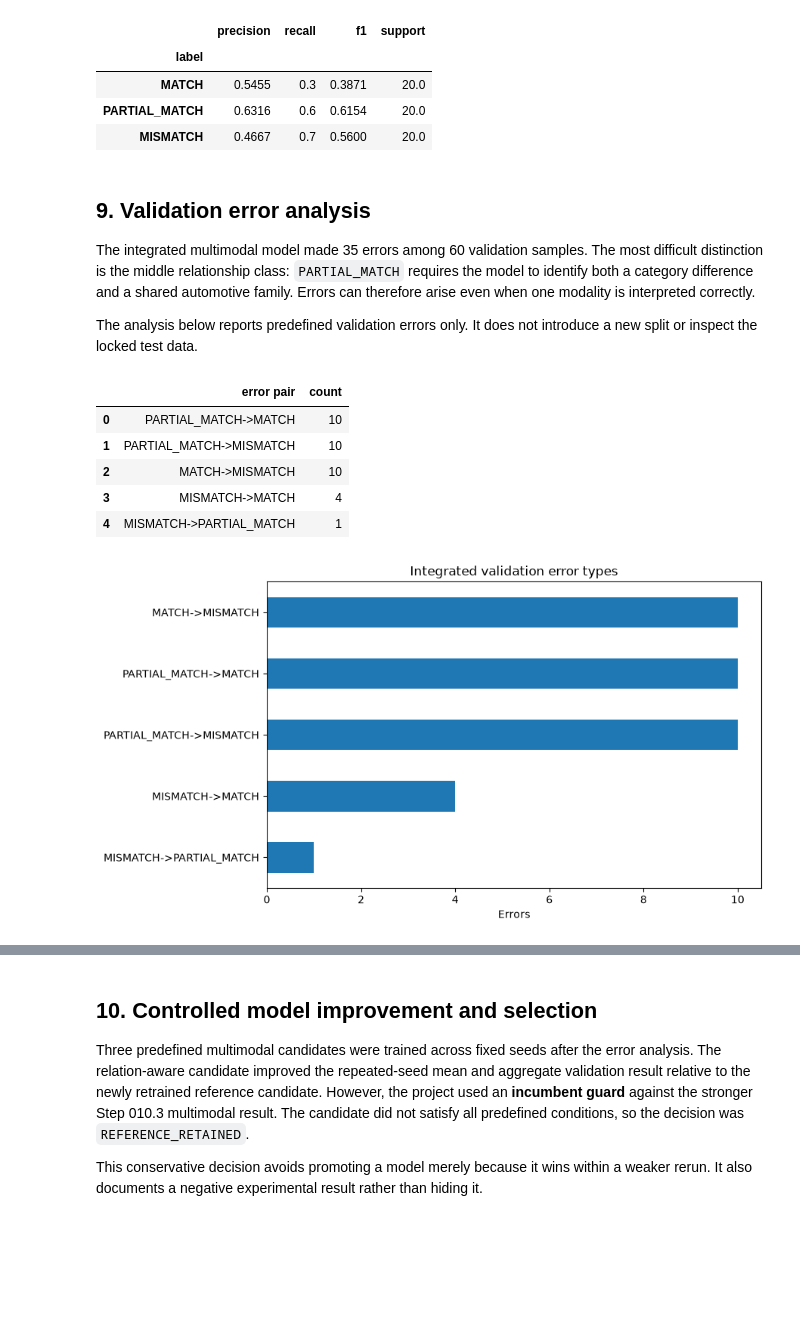
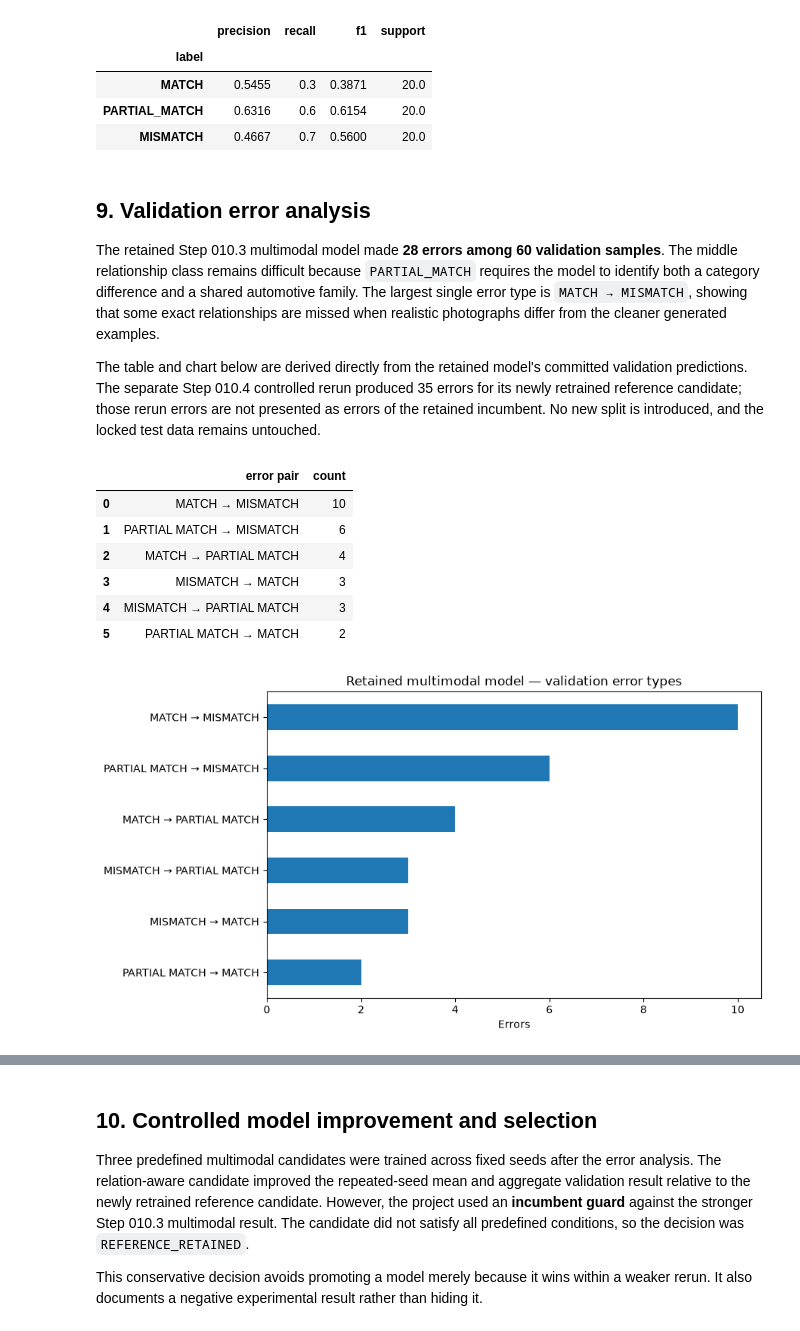
Before and after one commit to SATananov/automotive-part-image-text-matching, a Jupyter notebook: notebooks/02_final_exam_project.ipynb, the cells around one changed output, grey strips where cells are left out. Cells and saved outputs as stored; diff of their text form; code cells hidden in the pictures; blank space fills up the shorter version.

```diff
--- a/notebooks/02_final_exam_project.ipynb
+++ b/notebooks/02_final_exam_project.ipynb
@@ -299,32 +327,44 @@ display(per_class[["precision", "recall", "f1", "support"]].round(4))
 # %% [markdown]
 ## 9. Validation error analysis
 
-The integrated multimodal model made 35 errors among 60 validation samples. The most difficult distinction is the middle relationship class: `PARTIAL_MATCH` requires the model to identify both a category difference and a shared automotive family. Errors can therefore arise even when one modality is interpreted correctly.
+The retained Step 010.3 multimodal model made **28 errors among 60 validation samples**. The middle relationship class remains difficult because `PARTIAL_MATCH` requires the model to identify both a category difference and a shared automotive family. The largest single error type is `MATCH → MISMATCH`, showing that some exact relationships are missed when realistic photographs differ from the cleaner generated examples.
 
-The analysis below reports predefined validation errors only. It does not introduce a new split or inspect the locked test data.
+The table and chart below are derived directly from the retained model's committed validation predictions. The separate Step 010.4 controlled rerun produced 35 errors for its newly retrained reference candidate; those rerun errors are not presented as errors of the retained incumbent. No new split is introduced, and the locked test data remains untouched.
 # %%
-errors = pd.read_csv(ERROR_ANALYSIS_CSV)
-error_pairs = errors["error_pair"].value_counts().rename_axis("error pair").reset_index(name="count")
+predictions = pd.read_csv(PREDICTIONS_CSV)
+retained_errors = predictions.loc[~predictions["is_correct"]].copy()
+retained_errors["error pair"] = (
+    retained_errors["true_label"].str.replace("_", " ")
+    + " → "
+    + retained_errors["predicted_label"].str.replace("_", " ")
+)
+error_pairs = (
+    retained_errors["error pair"]
+    .value_counts()
+    .rename_axis("error pair")
+    .reset_index(name="count")
+)
 display(error_pairs)
 
 ax = error_pairs.sort_values("count").plot(
     x="error pair",
     y="count",
     kind="barh",
     legend=False,
     figsize=(9, 5),
 )
-ax.set_title("Integrated validation error types")
+ax.set_title("Retained multimodal model — validation error types")
 ax.set_xlabel("Errors")
 ax.set_ylabel("")
 plt.tight_layout()
 plt.show()
 # %% [output]
 |  | error pair | count |
-| 0 | PARTIAL_MATCH->MATCH | 10 |
-| 1 | PARTIAL_MATCH->MISMATCH | 10 |
-| 2 | MATCH->MISMATCH | 10 |
-| 3 | MISMATCH->MATCH | 4 |
-| 4 | MISMATCH->PARTIAL_MATCH | 1 |
+| 0 | MATCH → MISMATCH | 10 |
+| 1 | PARTIAL MATCH → MISMATCH | 6 |
+| 2 | MATCH → PARTIAL MATCH | 4 |
+| 3 | MISMATCH → MATCH | 3 |
+| 4 | MISMATCH → PARTIAL MATCH | 3 |
+| 5 | PARTIAL MATCH → MATCH | 2 |
-[figure, old version]
+[figure, new version]
 # %%
```
Also changed, not shown: parts of 11 cells of this notebook, 23 other files.
